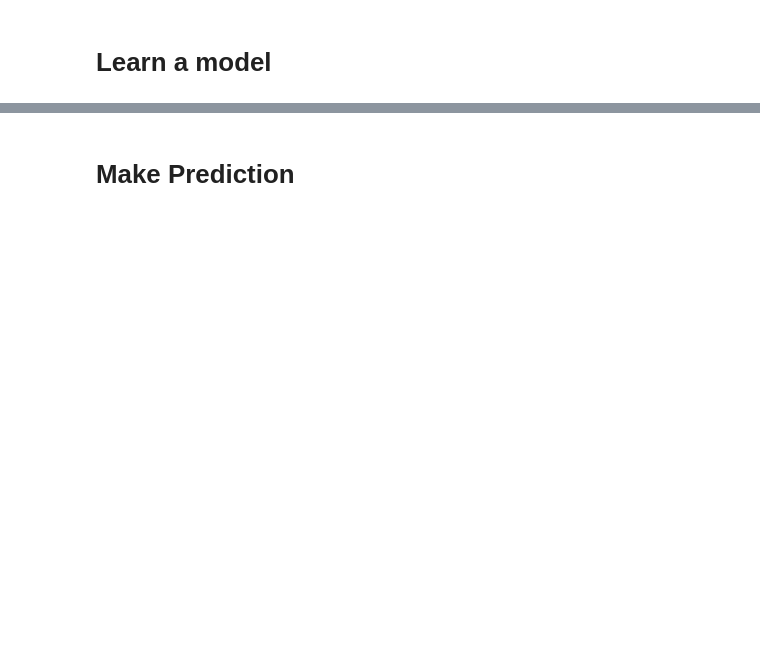
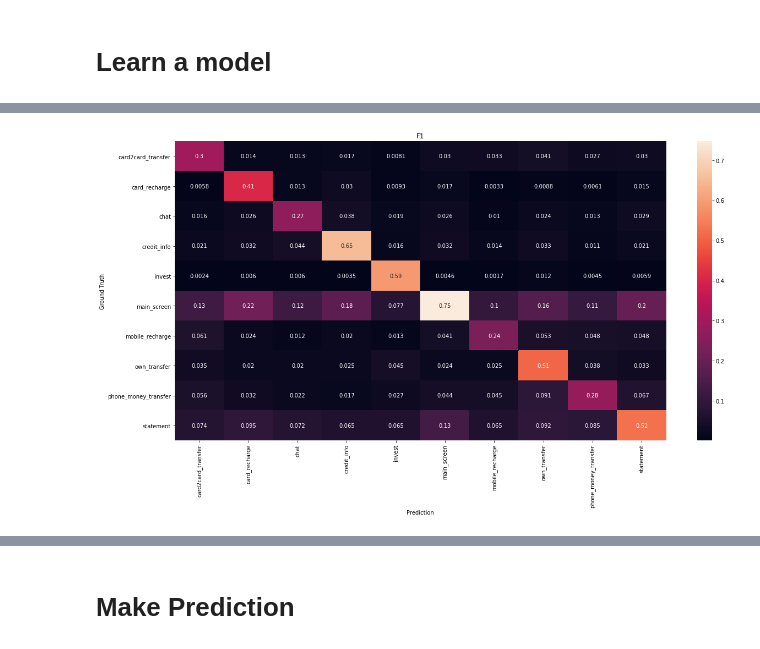
Before and after one commit to igormusinov/Alpha-Bang, a Jupyter notebook: alpha_imus.ipynb, the cells around one changed output, grey strips where cells are left out. Cells and saved outputs as stored; diff of their text form; code cells hidden in the pictures; blank space fills up the shorter version.

Commit message:
Refactoring and add conf_matrix

```diff
--- a/alpha_imus.ipynb
+++ b/alpha_imus.ipynb
@@ -164,7 +255,7 @@ train_target_featured_filtered.columns
 # %% [markdown]
 # Learn a model
 # %%
-features_list = [c for c in train_target_featured_filtered.columns if c.startswith("f_")]
+features_list = [c for c in dataset_for_train.columns if c.startswith("f_")]
 features_list
 
 cat_features = [c for c in features_list if c.startswith("f_last")]
@@ -187,17 +281,24 @@ X_train, X_val, y_train, y_val = train_test_split(train_target_featured_filtered
 # %%
+LOAD_MODEL = True
+
 model = CatBoostClassifier(
     iterations=200,
     learning_rate=0.1,
     save_snapshot=True
     # loss_function='CrossEntropy'
 )
-model.fit(
-    X_train, y_train,
-    cat_features=cat_features,
-    eval_set=(X_val, y_val),
-    verbose=False,
-    plot=True
-)
+
+if LOAD_MODEL:
+    model = CatBoostClassifier()
+    model = model.load_model("model_09_01")
+else:
+    model.fit(
+        X_train, y_train,
+        cat_features=cat_features,
+        eval_set=(X_val, y_val),
+        verbose=False,
+        plot=True
+    )
 print('Model is fitted: ' + str(model.is_fitted()))
 print('Model params:')
 print(model.get_params())
@@ -225,0 +333,3 @@ metrics = model.eval_metrics(
+# %%
+val_pred_class = model.predict(pool_val, prediction_type="Class")
+val_pred_proba = model.predict_proba(pool_val)
@@ -225,0 +343,19 @@ metrics = model.eval_metrics(
+# %%
+conf_mat = pd.DataFrame(confusion_matrix(pool_val.get_label(), val_pred_class),
+                        index = model.classes_,
+                        columns = model.classes_)
+# %%
+def f1_measure(precision, recall):
+    return 2 * precision * recall / (precision + recall)
+
+conf_mat_precision = conf_mat / conf_mat.sum(axis=0)
+conf_mat_recall = conf_mat / conf_mat.sum(axis=1)
+conf_mat_abs = conf_mat / conf_mat.sum()
+conf_mat_f1 = f1_measure(conf_mat_precision, conf_mat_recall)
+
+plt.figure(figsize = (20,10))
+ax = sns.heatmap(conf_mat_f1, annot=True)
+ax.set(xlabel='Prediction', ylabel='Ground Truth', title="F1")
+plt.show()
+# %% [output]
+[figure, added]
```
Also changed, not shown: parts of 32 cells of this notebook.
